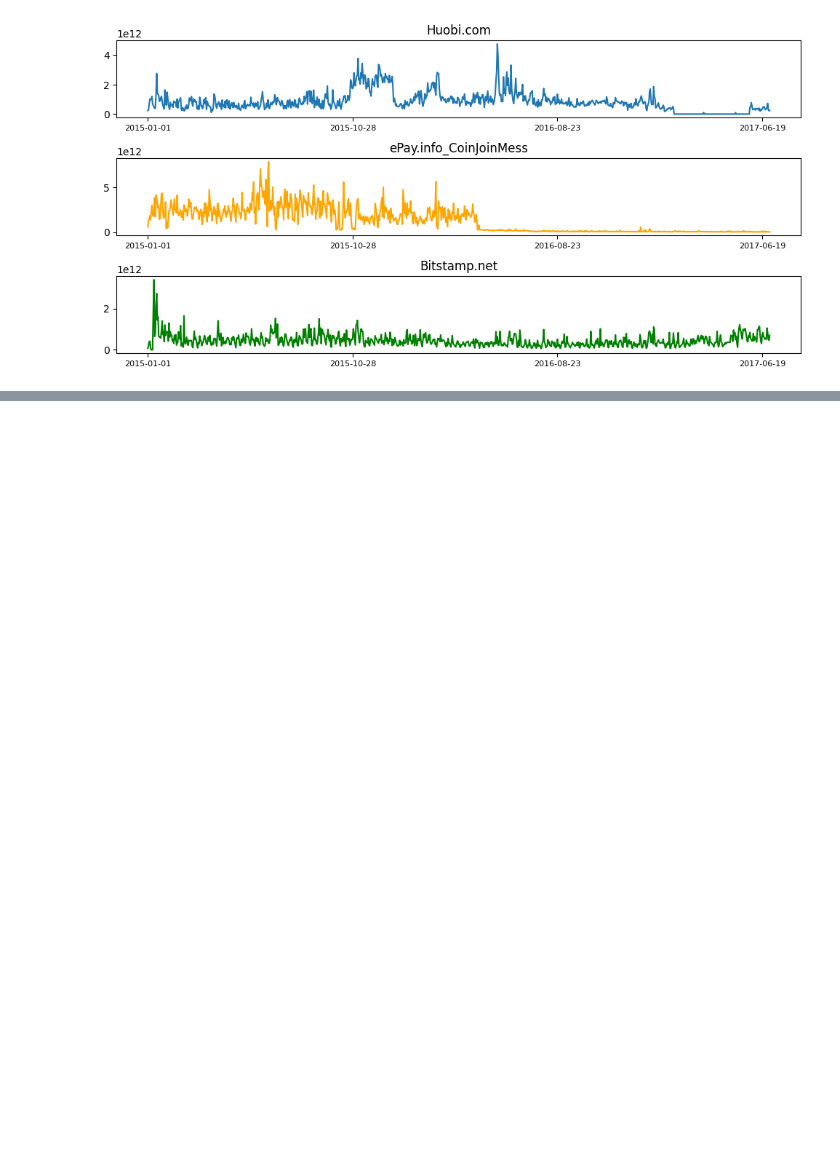
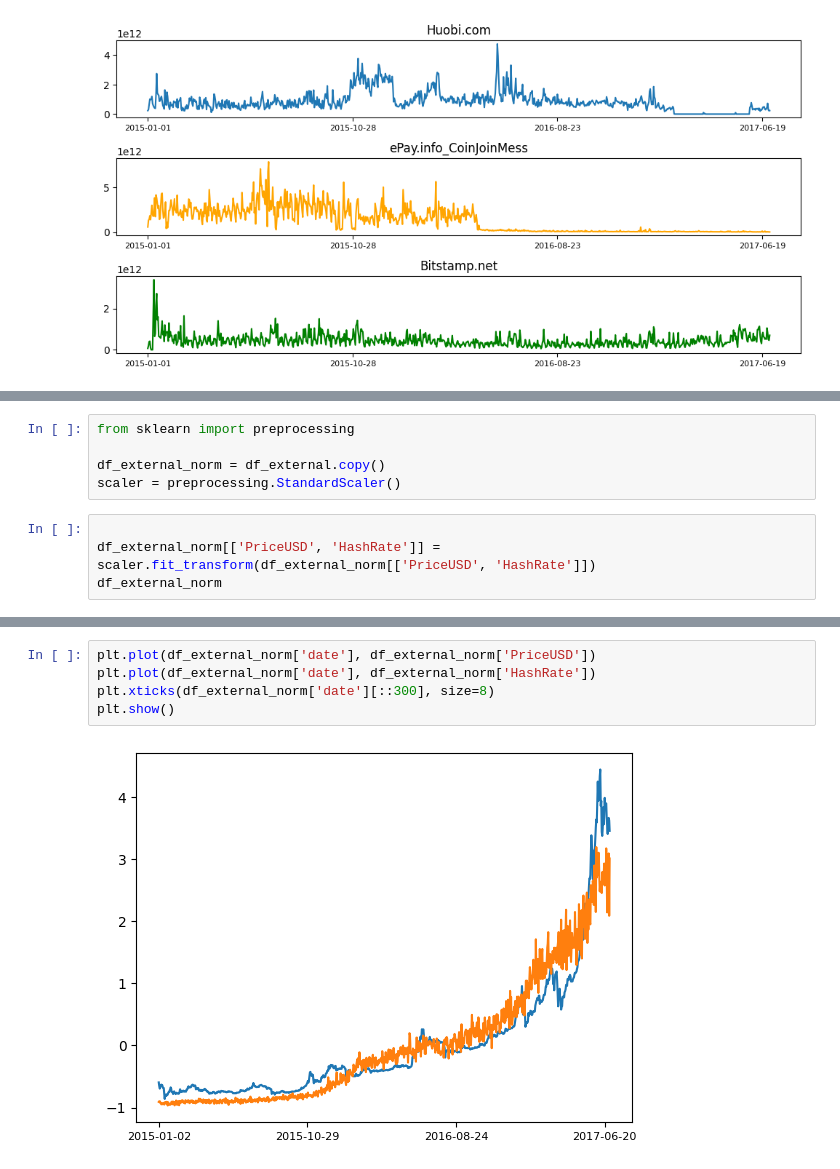
Before and after one commit to Yquetzal/DefiEGC2024, a Jupyter notebook: src/01 - Exploration des données/Exploration des données.ipynb, the cells around one changed output, grey strips where cells are left out. Saved outputs shown, nothing was run; the diff lists cells and outputs as text; blank space fills up the shorter version.

```diff
--- a/src/01 - Exploration des données/Exploration des données.ipynb
+++ b/src/01 - Exploration des données/Exploration des données.ipynb
@@ -180,0 +235,9 @@ SENDING
+# %%
+from sklearn import preprocessing
+
+df_external_norm = df_external.copy()
+scaler = preprocessing.StandardScaler()
+# %%
+
+df_external_norm[['PriceUSD', 'HashRate']] = scaler.fit_transform(df_external_norm[['PriceUSD', 'HashRate']])
+df_external_norm
@@ -180,0 +258,7 @@ SENDING
+# %%
+plt.plot(df_external_norm['date'], df_external_norm['PriceUSD'])
+plt.plot(df_external_norm['date'], df_external_norm['HashRate'])
+plt.xticks(df_external_norm['date'][::300], size=8)
+plt.show()
+# %% [output]
+[figure, added]
```
Also changed, not shown: parts of 19 cells of this notebook, 1 other file.
